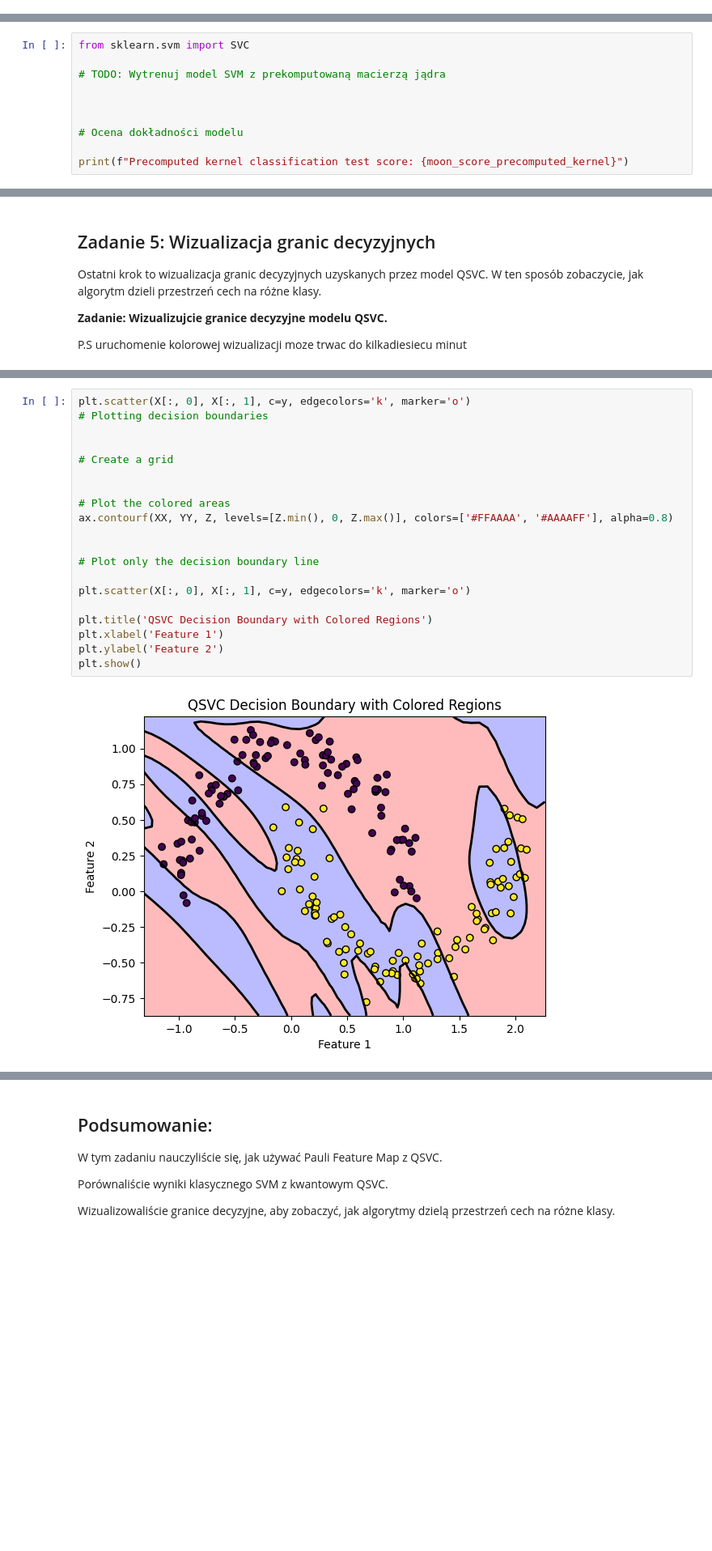
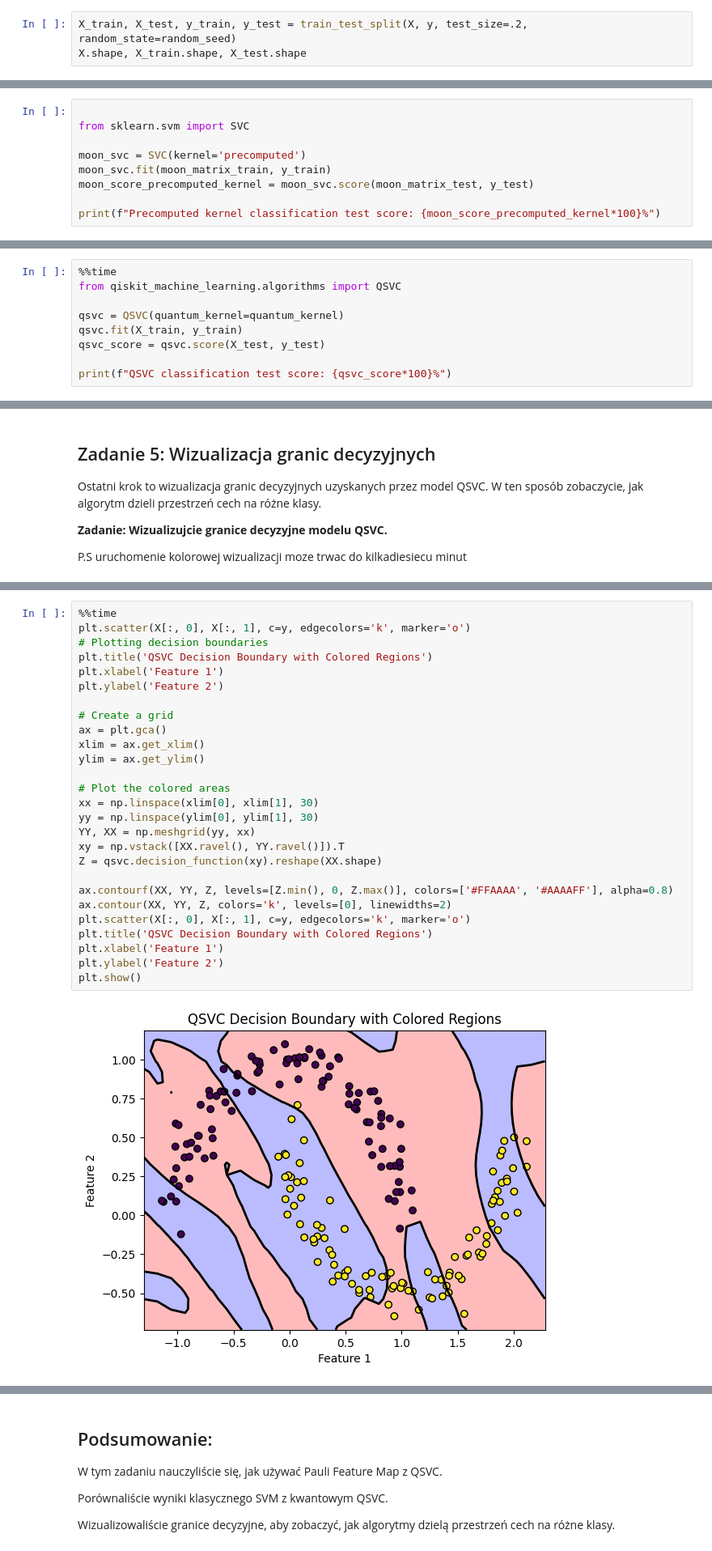
Before and after one commit to jozef-kasprzycki/quantum_ai, a Jupyter notebook: Intro_to_ml_notebook/polinominal_QSVC_zadanie.ipynb, the cells around one changed output, grey strips where cells are left out. Shown: that part at 81% size. Saved outputs shown, nothing was run; the diff lists cells and outputs as text; blank space fills up the shorter version.

Commit message:
Finish polinominal QSVC

```diff
--- a/Intro_to_ml_notebook/polinominal_QSVC_zadanie.ipynb
+++ b/Intro_to_ml_notebook/polinominal_QSVC_zadanie.ipynb
@@ -18,0 +34,3 @@ algorithm_globals.random_seed = 7777
+# %%
+X_train, X_test, y_train, y_test = train_test_split(X, y, test_size=.2, random_state=random_seed)
+X.shape, X_train.shape, X_test.shape
@@ -82,13 +115,12 @@ Podobnie jak wcześniej, wytrenujemy klasyczny model SVM, ale zamiast klasycznyc
 
 **Zadanie: Wytrenujcie model SVM z prekomputowaną macierzą jądra i oceńcie jego dokładność.**
 # %%
+
 from sklearn.svm import SVC
 
-# TODO: Wytrenuj model SVM z prekomputowaną macierzą jądra
+moon_svc = SVC(kernel='precomputed')
+moon_svc.fit(moon_matrix_train, y_train)
+moon_score_precomputed_kernel = moon_svc.score(moon_matrix_test, y_test)
 
-
-
-# Ocena dokładności modelu
-
-print(f"Precomputed kernel classification test score: {moon_score_precomputed_kernel}")
+print(f"Precomputed kernel classification test score: {moon_score_precomputed_kernel*100}%")
 # %% [output]
@@ -110,0 +133,9 @@ print(f"QSVC classification test score: {qsvc_score}")
+# %%
+%%time
+from qiskit_machine_learning.algorithms import QSVC
+
+qsvc = QSVC(quantum_kernel=quantum_kernel)
+qsvc.fit(X_train, y_train)
+qsvc_score = qsvc.score(X_test, y_test)
+
+print(f"QSVC classification test score: {qsvc_score*100}%")
@@ -122,22 +154,29 @@ P.S uruchomenie kolorowej wizualizacji moze trwac do kilkadiesiecu minut
 # %%
+%%time
 plt.scatter(X[:, 0], X[:, 1], c=y, edgecolors='k', marker='o')
 # Plotting decision boundaries
-
+plt.title('QSVC Decision Boundary with Colored Regions')
+plt.xlabel('Feature 1')
+plt.ylabel('Feature 2')
 
 # Create a grid
-
+ax = plt.gca()
+xlim = ax.get_xlim()
+ylim = ax.get_ylim()
 
 # Plot the colored areas
+xx = np.linspace(xlim[0], xlim[1], 30)
+yy = np.linspace(ylim[0], ylim[1], 30)
+YY, XX = np.meshgrid(yy, xx)
+xy = np.vstack([XX.ravel(), YY.ravel()]).T
+Z = qsvc.decision_function(xy).reshape(XX.shape)
+
 ax.contourf(XX, YY, Z, levels=[Z.min(), 0, Z.max()], colors=['#FFAAAA', '#AAAAFF'], alpha=0.8)
-
-
-# Plot only the decision boundary line
-
+ax.contour(XX, YY, Z, colors='k', levels=[0], linewidths=2)
 plt.scatter(X[:, 0], X[:, 1], c=y, edgecolors='k', marker='o')
-
 plt.title('QSVC Decision Boundary with Colored Regions')
 plt.xlabel('Feature 1')
 plt.ylabel('Feature 2')
 plt.show()
 # %% [output]
-[figure, old version]
+[figure, new version]
```
Also changed, not shown: parts of 12 cells of this notebook.
